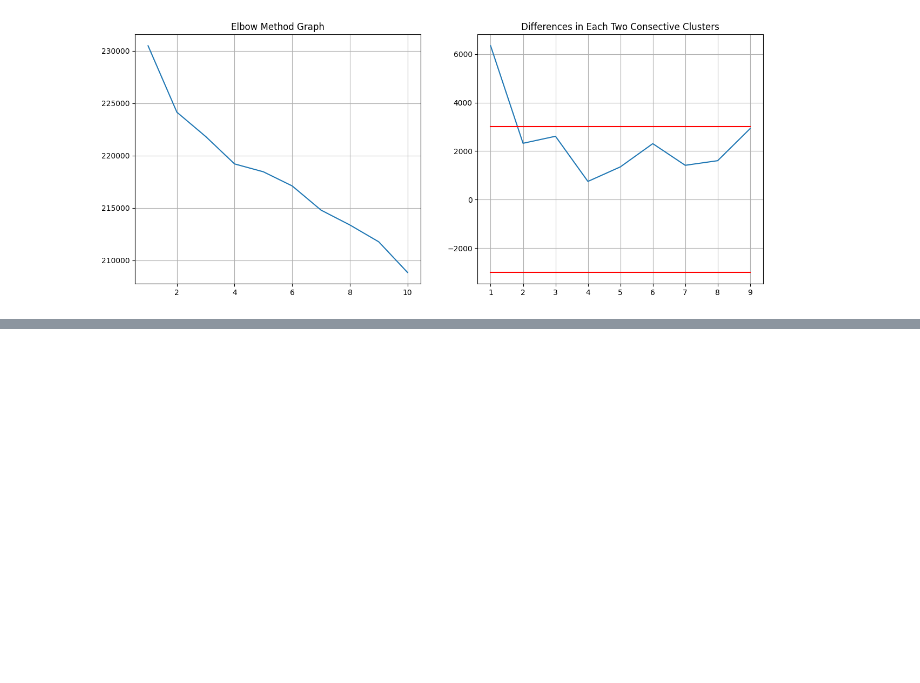
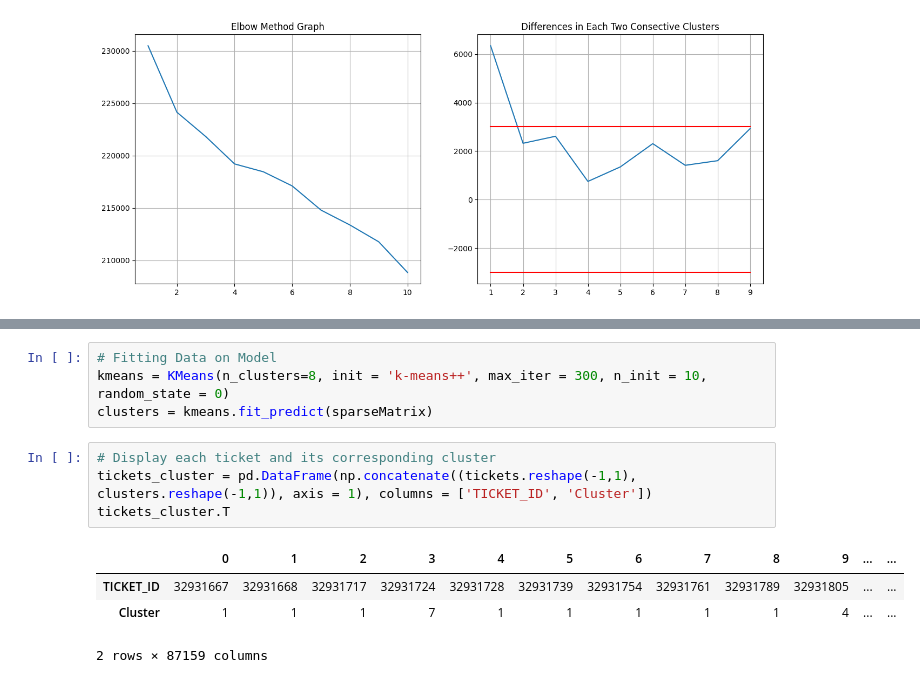
Before and after one commit to Benjyhy/rec_system, a Jupyter notebook: cart_clustering.ipynb, the cells around one changed output, grey strips where cells are left out. Saved outputs shown, nothing was run; the diff lists cells and outputs as text; blank space fills up the shorter version.

Commit message:
Train KMeans model based on ticket id and libelles

```diff
--- a/cart_clustering.ipynb
+++ b/cart_clustering.ipynb
@@ -182,0 +183,13 @@ elbow_method.showPlot(boundary = 3000)
+# %%
+# Fitting Data on Model
+kmeans = KMeans(n_clusters=8, init = 'k-means++', max_iter = 300, n_init = 10, random_state = 0)
+clusters = kmeans.fit_predict(sparseMatrix)
+# %%
+# Display each ticket and its corresponding cluster
+tickets_cluster = pd.DataFrame(np.concatenate((tickets.reshape(-1,1), clusters.reshape(-1,1)), axis = 1), columns = ['TICKET_ID', 'Cluster'])
+tickets_cluster.T
+# %% [output]
+|  | 0 | 1 | 2 | 3 | 4 | 5 | 6 | 7 | 8 | 9 | ... | ... |
+| TICKET_ID | 32931667 | 32931668 | 32931717 | 32931724 | 32931728 | 32931739 | 32931754 | 32931761 | 32931789 | 32931805 | ... | ... |
+| Cluster | 1 | 1 | 1 | 7 | 1 | 1 | 1 | 1 | 1 | 4 | ... | ... |
+2 rows × 87159 columns
```
Also changed, not shown: parts of 5 cells of this notebook.
